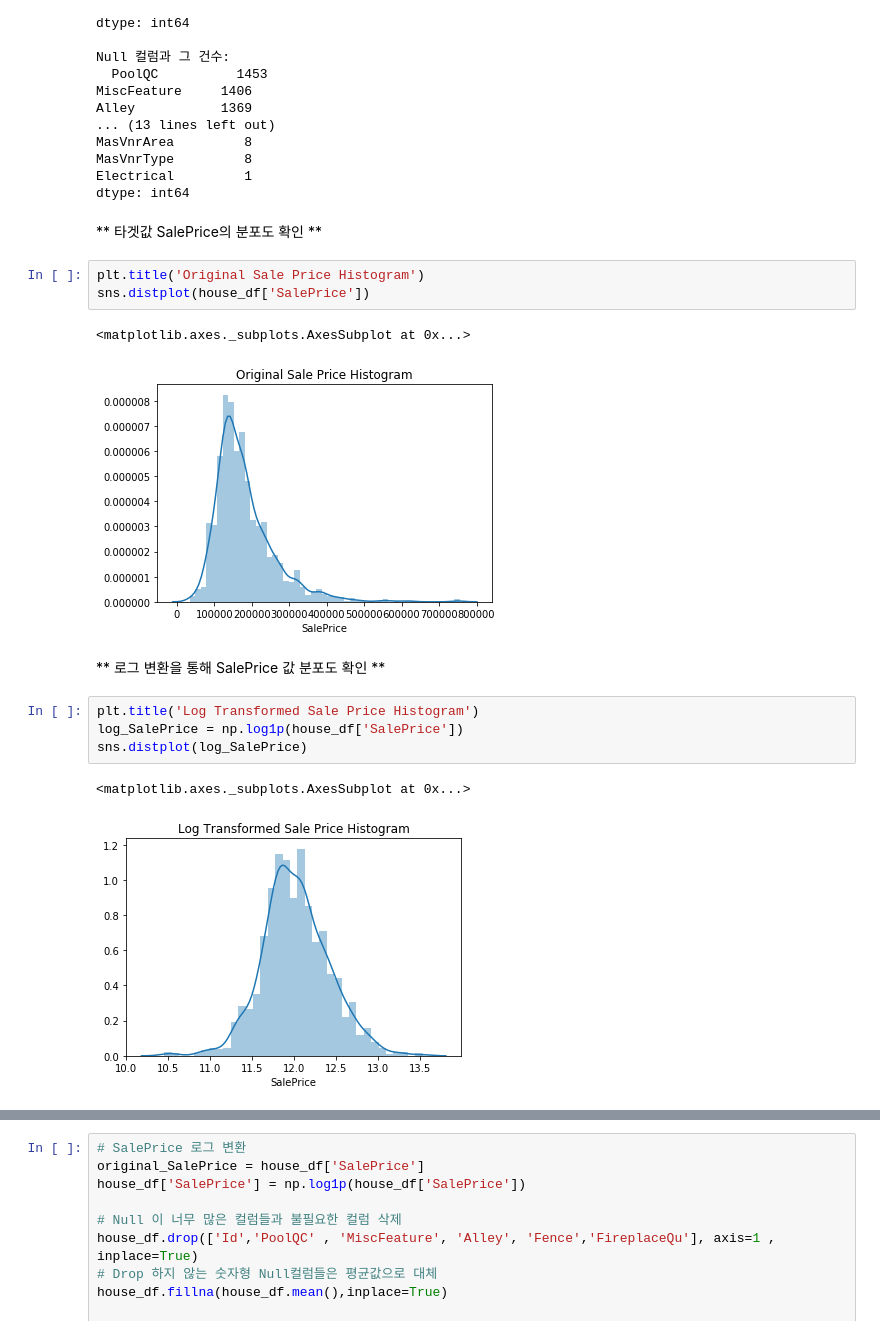
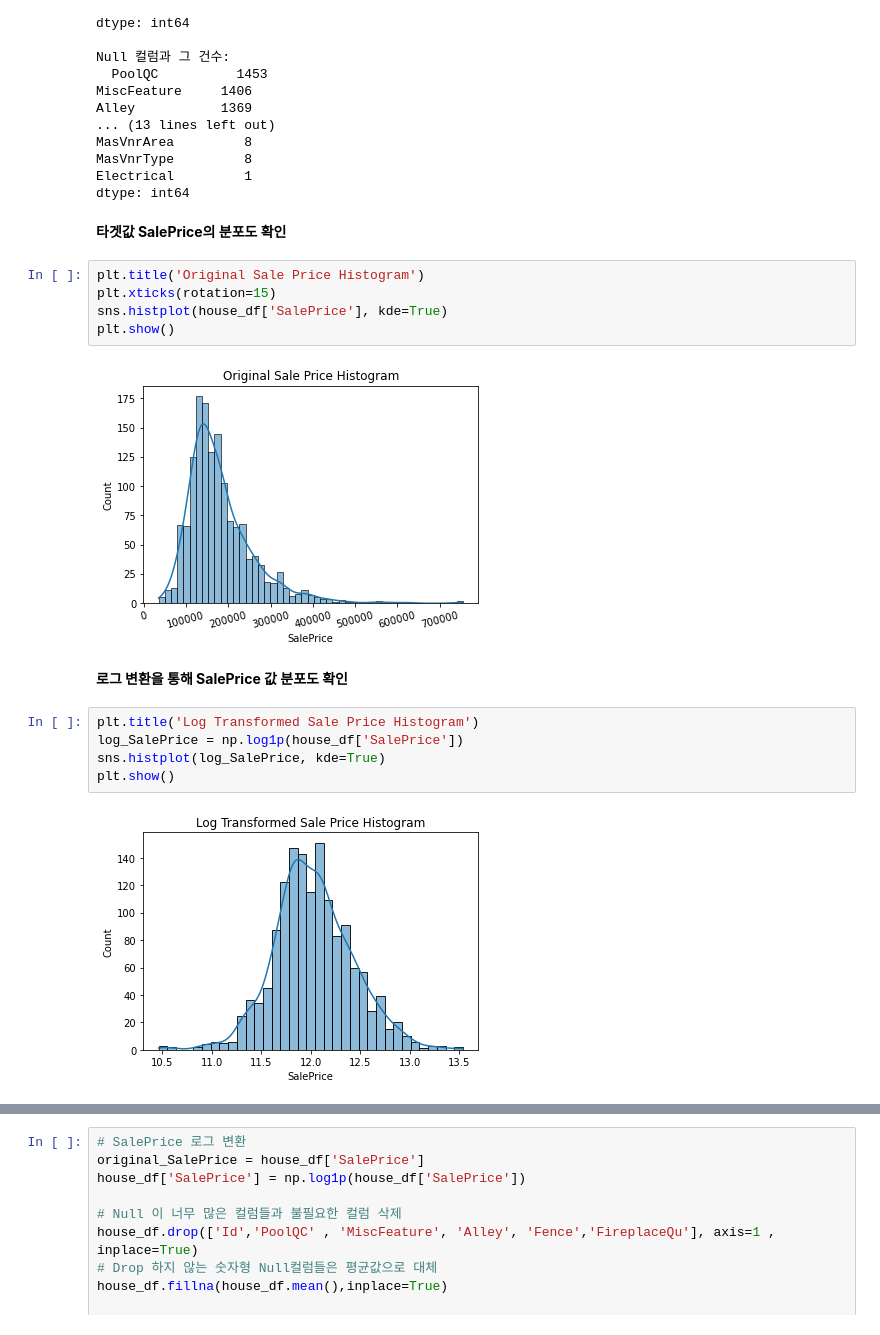
Before and after one commit to chulminkw/PerfectGuide, a Jupyter notebook: 5장/5.10 Regression 실습 - Kaggle House Price.ipynb, the cells around one changed output, grey strips where cells are left out. Saved outputs shown, nothing was run; the diff lists cells and outputs as text.

```diff
--- a/5장/5.10 Regression 실습 - Kaggle House Price.ipynb
+++ b/5장/5.10 Regression 실습 - Kaggle House Price.ipynb
@@ -124,19 +147,20 @@ MasVnrType         8
 Electrical         1
 dtype: int64
 # %% [markdown]
-** 타겟값 SalePrice의 분포도 확인 **
+**타겟값 SalePrice의 분포도 확인**
 # %%
 plt.title('Original Sale Price Histogram')
-sns.distplot(house_df['SalePrice'])
+plt.xticks(rotation=15)
+sns.histplot(house_df['SalePrice'], kde=True)
+plt.show()
 # %% [output]
-<matplotlib.axes._subplots.AxesSubplot at 0x...>
-[figure, old version]
+[figure, new version]
 # %% [markdown]
-** 로그 변환을 통해 SalePrice 값 분포도 확인 **
+**로그 변환을 통해 SalePrice 값 분포도 확인**
 # %%
 plt.title('Log Transformed Sale Price Histogram')
 log_SalePrice = np.log1p(house_df['SalePrice'])
-sns.distplot(log_SalePrice)
+sns.histplot(log_SalePrice, kde=True)
+plt.show()
 # %% [output]
-<matplotlib.axes._subplots.AxesSubplot at 0x...>
-[figure, old version]
+[figure, new version]
```
Also changed, not shown: parts of 50 cells of this notebook, 3 other files.
